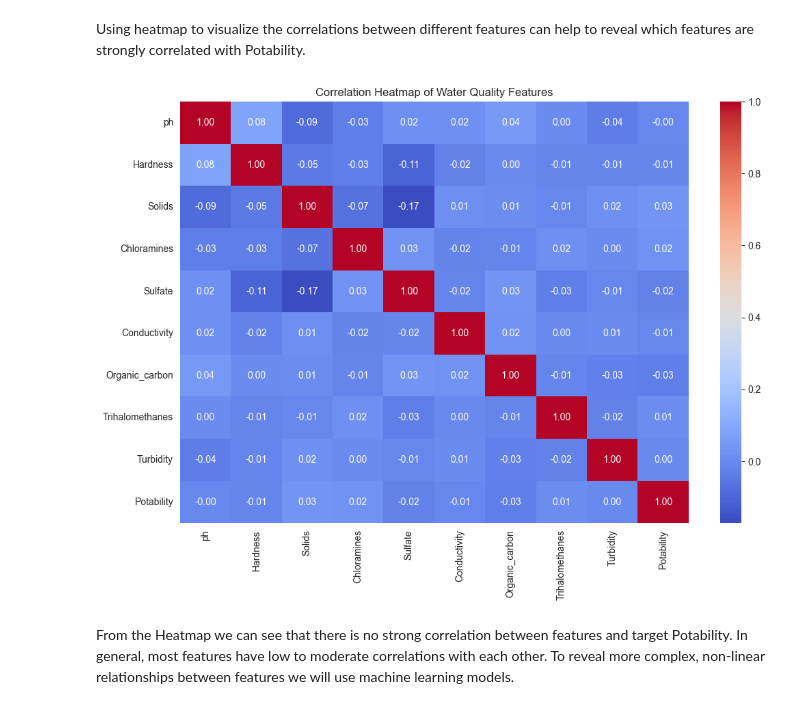
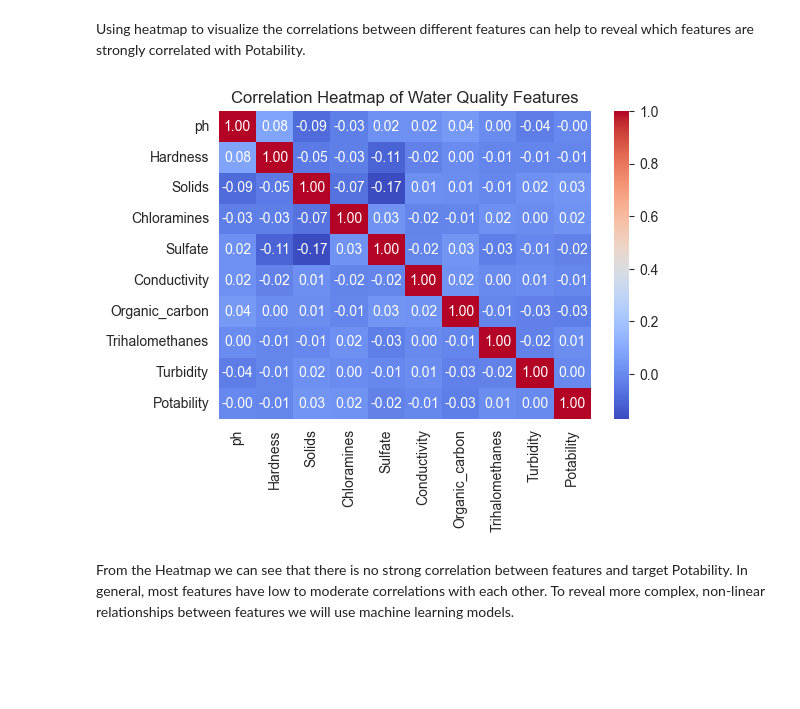
Before and after one commit to stepjuju/Water-Quality-EDA-and-Prediction, a Jupyter notebook: Water Quality.ipynb, the cells around one changed output. Drawn from its saved outputs; the diff is of its cells as text; code cells hidden in the pictures; blank space fills up the shorter version.

```diff
--- a/Water Quality.ipynb
+++ b/Water Quality.ipynb
@@ -108,12 +115,12 @@ Using heatmap to visualize the correlations between different features can help
 # %%
 corr_matrix = wq_data.corr()
 
-plt.figure(figsize=(12, 8))
+plt.figure(figsize=(6, 4))
 sns.heatmap(corr_matrix, annot=True, cmap='coolwarm', fmt='.2f')
 plt.title('Correlation Heatmap of Water Quality Features')
 plt.show()
 # %% [output]
-[figure, old version]
+[figure, new version]
 # %% [markdown]
 From the Heatmap we can see that there is no strong correlation between features and target Potability. In general, most features have low to moderate correlations with each other.
 To reveal more complex, non-linear relationships between features we will use machine learning models.
```
Also changed, not shown: parts of 17 cells of this notebook.
